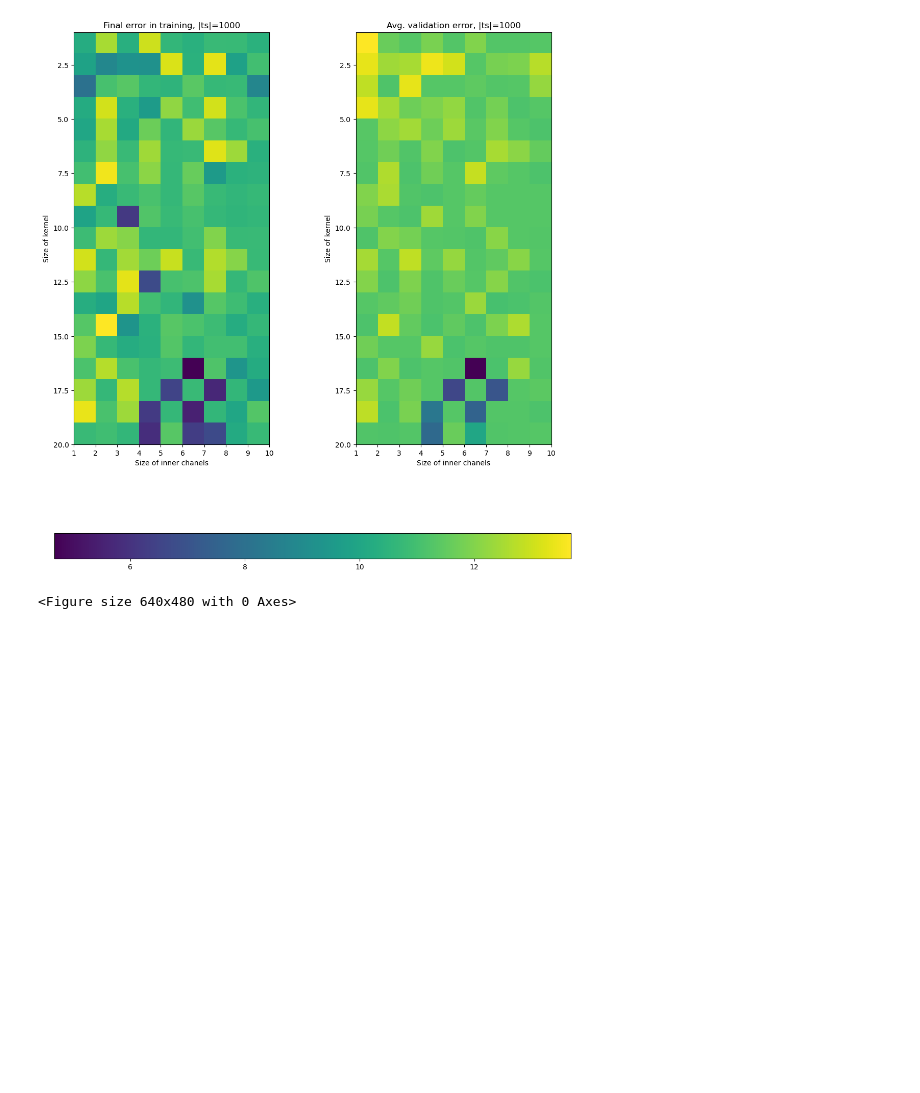
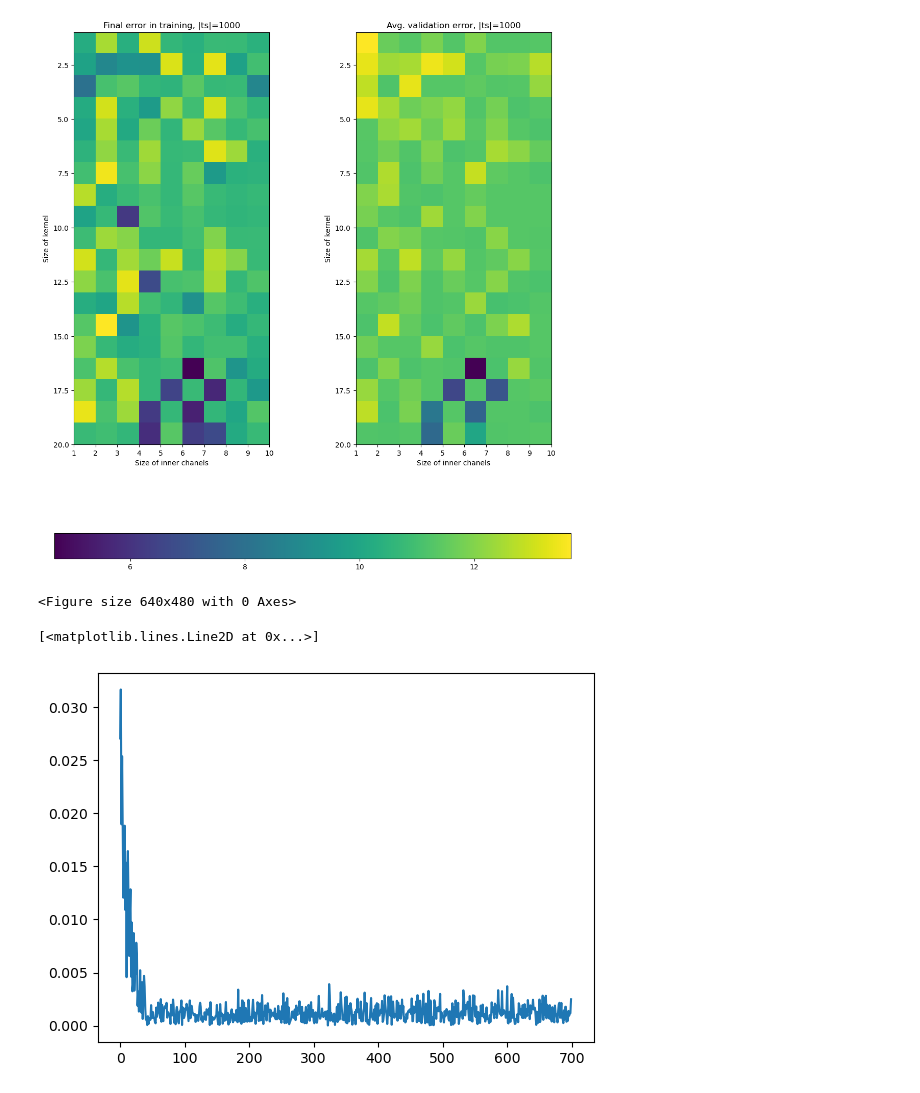
Before and after one commit to AnuR1234/GNN, a Jupyter notebook: Assignment4/epidemiology.ipynb, the cells around one changed output. Drawn from its saved outputs; the diff is of its cells as text; code cells hidden in the pictures; blank space fills up the shorter version.

```diff
--- a/Assignment4/epidemiology.ipynb
+++ b/Assignment4/epidemiology.ipynb
@@ -214,6 +172,47 @@ training set) in suitable diagrams. Note that this network disregards potential
 and ambiguity of the inverse problem - it just returns a point estimate, i.e. a single vector of
 plausible parameters Yb for every given X. For simplicity, the length of the sequence X (i.e.
 the stopping time T) shall be constant for all training and testing runs
+# %%
+class ForwardPhi(nn.Module):
+    def __init__(self, input_size, output_size, inner_chanel_size, kernel_size):
+        super().__init__()
+        self.network = nn.Sequential(nn.Conv1d(input_size, inner_chanel_size, kernel_size),
+                                     nn.ReLU(),
+                                     nn.Conv1d(inner_chanel_size, inner_chanel_size, kernel_size),
+                                     nn.ReLU(),
+                                     nn.Conv1d(inner_chanel_size, 1, kernel_size),
+                                     nn.ReLU(),
+                                     nn.LazyLinear(output_size)
+        )
+
+    def forward(self, X):
+        return self.network(X)
+
+    def validate(self, X_val, y_val):
+        losses = []
+        for i in range(len(X_val)):
+            x, y = X_val[i], y_val[i]
+            prediction = self.forward(x.T)[0]
+            loss = nn.MSELoss()
+            output = loss(y,prediction)
+            losses.append(output.detach().numpy())
+        return np.array(losses)
+
+
+    def train_network(self, X_train, y_train):
+        losses = []
+        optimizer = optim.Adam(self.parameters(), lr=0.001)
+        for i in range(len(X_train)):
+            x, y = X_train[i], y_train[i]
+            prediction = self.forward(x.T)[0]
+            loss = nn.MSELoss()
+            output = loss(y, prediction)
+
+            optimizer.zero_grad()
+            output.backward()
+            optimizer.step()
+            losses.append(output.detach().numpy())
+        return np.array(losses)
 # %%
 def generate_data_sets(training_size, set_size):
     assert set_size > training_size
@@ -281,5 +305,10 @@ plot_parameters()
 [figure]
 <Figure size 640x480 with 0 Axes>
 # %%
-x_train, y_train, x_test, y_test = generate_data_sets(700, 10000)
+x_train, y_train, x_test, y_test = generate_data_sets(700, 1000)
 P = ForwardPhi(2, 3, 6, 16)
+losses = P.train_network(x_train, y_train)
+plt.plot(losses)
+# %% [output]
+[<matplotlib.lines.Line2D at 0x...>]
+[figure, added]
```
Also changed, not shown: parts of 32 cells of this notebook.
